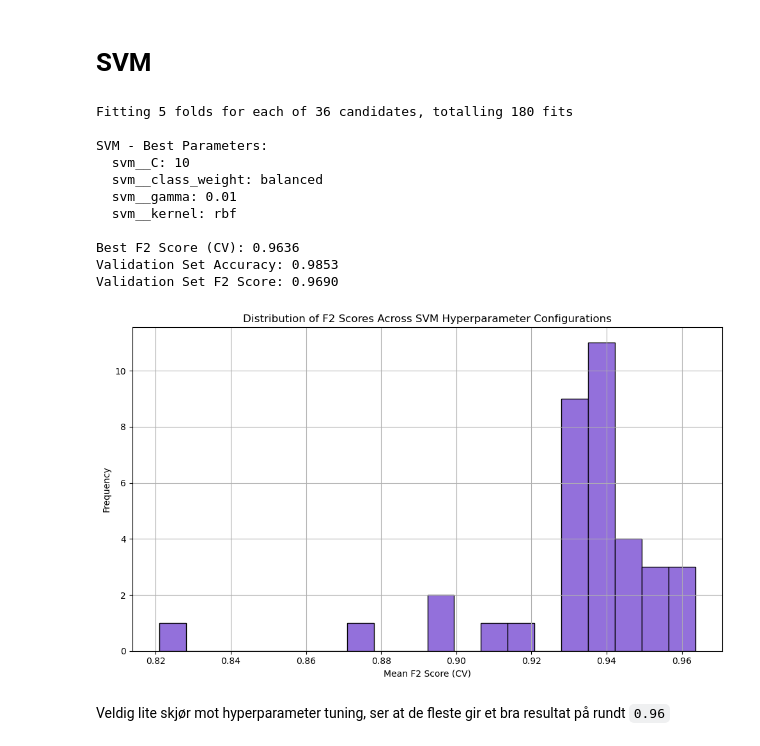
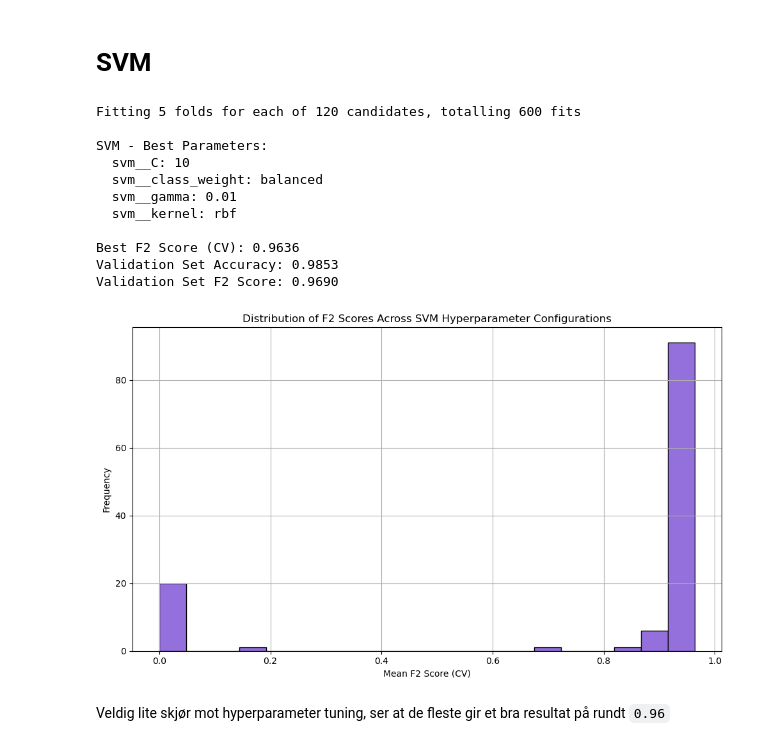
Before and after one commit to jonas-birkeli/machine_learning_2, a Jupyter notebook: main.ipynb, the cells around one changed output. Saved outputs shown, nothing was run; the diff lists cells and outputs as text; code cells hidden in the pictures.

Commit message:
fix plotting

```diff
--- a/main.ipynb
+++ b/main.ipynb
@@ -513,6 +523,7 @@ gamma_values = [0.0001, 0.001, 0.01, 0.1, 1, 10, 100]
 
 mean_accuracies_gamma = []
 std_accuracies_gamma = []
+val_accuracies_gamma = []
 
 for gamma in gamma_values:
     pipeline = Pipeline([
@@ -526,6 +537,11 @@ for gamma in gamma_values:
     mean_accuracies_gamma.append(mean_acc)
     std_accuracies_gamma.append(std_acc)
 
+    pipeline.fit(X_train, y_train)
+    val_res = pipeline.predict(X_val)
+
+    val_accuracies_gamma.append(accuracy_score(y_val, val_res))
+
 best_idx = np.argmax(mean_accuracies_gamma) # Høyest mean accuracy er beste idx
 best_gamma = gamma_values[best_idx]
 best_acc_gamma = mean_accuracies_gamma[best_idx]
@@ -534,15 +550,23 @@ best_std_gamma = std_accuracies_gamma[best_idx]
 print(f"\nBest gamma: {best_gamma} with accuracy: {best_acc_gamma:.4f} ± {best_std_gamma:.4f}")
 
 plt.figure(figsize=(10, 6))
+
+# Cross-validated mean accuracy with error bars
 plt.errorbar(gamma_values, mean_accuracies_gamma, yerr=std_accuracies_gamma,
-             marker='o', linestyle='-', linewidth=2, markersize=8, capsize=5)
+             marker='o', linestyle='-', linewidth=2, markersize=8, capsize=5, label='CV Accuracy')
+
+# Validation accuracy
+plt.plot(gamma_values, val_accuracies_gamma, marker='s', linestyle='--', linewidth=2, markersize=8, color='orange', label='Validation Accuracy')
+
+# Highlight best gamma based on CV accuracy
+plt.axvline(x=best_gamma, color='r', linestyle='--', alpha=0.5, label=f'Best γ={best_gamma}')
+
 plt.xscale('log')
 plt.xlabel('γ (Gamma)', fontsize=12)
-plt.ylabel('Mean Cross-Validated Accuracy', fontsize=12)
+plt.ylabel('Accuracy', fontsize=12)
 plt.title('RBF SVM Performance vs Gamma Parameter', fontsize=14)
 plt.grid(True, alpha=0.3)
-plt.axvline(x=best_gamma, color='r', linestyle='--', alpha=0.5, label=f'Best γ={best_gamma}')
-plt.legend()
+plt.legend(fontsize=12)
 plt.tight_layout()
 plt.show()
 # %% [output]
@@ -801,32 +824,13 @@ Veldig skjør mot hyperparameter tuning, bare noen gir veldig bra resultater på
 # SVM
 # %%
 # SVM
-svm_param_grid = {
-    'svm__C': [0.01, 0.1, 1, 10, 100],
-    'svm__kernel': ['linear', 'rbf'],
-    'svm__gamma': ['scale', 'auto', 0.001, 0.01, 0.1],
-    'svm__class_weight': ['balanced', None],
-}
-
 svm_pipeline = Pipeline([
     ('svm', SVC(probability=True, random_state=1337))
 ])
-
 svm_param_grid = {
-    'svm__C': [0.01, 0.1, 1, 10, 100],
-    'svm__kernel': ['linear', 'rbf', 'poly', 'sigmoid'],
-    'svm__gamma': ['scale', 'auto', 0.001, 0.01, 0.1],   # For rbf, poly, sigmoid
-    'svm__class_weight': ['balanced', None],
-    'svm__degree': [2, 3, 4],                             # Only used for poly kernel
-    'svm__coef0': [0.0, 0.1, 0.5, 1.0],                  # Only for poly and sigmoid
-    'svm__tol': [1e-3, 1e-4, 1e-5],                       # Stopping tolerance
-    'svm__shrinking': [True, False],
-    'svm__max_iter': [-1, 1000, 5000]                     # Max iterations, -1 = no limit
-}
-svm_param_grid = {
-    'svm__C': [0.1, 1, 10],                     # Focus on typical ranges
+    'svm__C': [0.1, 1, 10, 100, 1000],                     # Focus on typical ranges
     'svm__kernel': ['linear', 'rbf'],          # Only linear and RBF
-    'svm__gamma': ['scale', 0.01, 0.1],        # Common gamma values for RBF
+    'svm__gamma': ['scale', 0.001, 0.01, 0.1, 1, 10],        # Common gamma values for RBF
     'svm__class_weight': ['balanced', None],
 }
 
@@ -849,35 +853,35 @@ for param, value in svm_grid.best_params_.items():
     print(f"  {param}: {value}")
 print(f"\nBest F2 Score (CV): {svm_grid.best_score_:.4f}")
 
 # Confirm on validation set
 svm_val_acc = best_svm_model.score(X_val, y_val)
 svm_val_f2 = fbeta_score(y_val, best_svm_model.predict(X_val), beta=2)
 print(f"Validation Set Accuracy: {svm_val_acc:.4f}")
 print(f"Validation Set F2 Score: {svm_val_f2:.4f}")
 
 results_df = pd.DataFrame(svm_grid.cv_results_)
 
 # Plot histogram of F2 scores
 plt.figure(figsize=(10, 6))
 plt.hist(results_df['mean_test_score'], bins=20, color='mediumpurple', edgecolor='black')
 plt.xlabel('Mean F2 Score (CV)')
 plt.ylabel('Frequency')
 plt.title('Distribution of F2 Scores Across SVM Hyperparameter Configurations')
 plt.grid(True)
 plt.tight_layout()
 # %% [output]
-Fitting 5 folds for each of 36 candidates, totalling 180 fits
+Fitting 5 folds for each of 120 candidates, totalling 600 fits
 
 SVM - Best Parameters:
   svm__C: 10
   svm__class_weight: balanced
   svm__gamma: 0.01
   svm__kernel: rbf
 
 Best F2 Score (CV): 0.9636
 Validation Set Accuracy: 0.9853
 Validation Set F2 Score: 0.9690
-[figure, old version]
+[figure, new version]
 # %% [markdown]
 Veldig lite skjør mot hyperparameter tuning, ser at de fleste gir et bra resultat på rundt `0.96`
 # %% [markdown]
```
Also changed, not shown: parts of 6 cells of this notebook, 1 other file.
